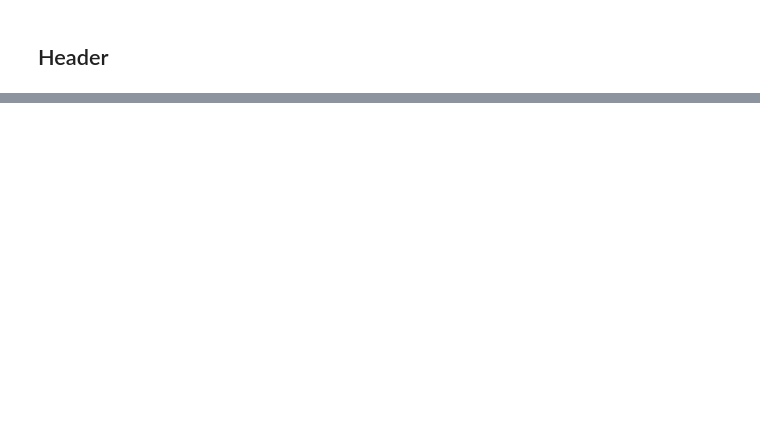
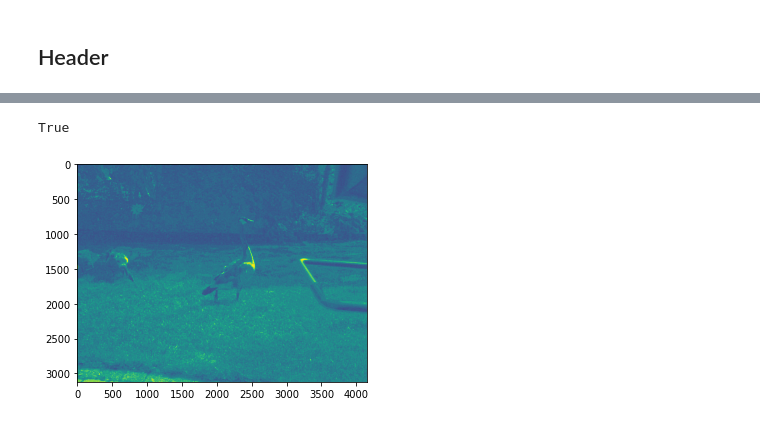
Before and after one commit to saisurbehera/bruh, a Jupyter notebook: Untitled.ipynb, the cells around one changed output, grey strips where cells are left out. Saved outputs shown, nothing was run; the diff lists cells and outputs as text; code cells hidden in the pictures; blank space fills up the shorter version.

```diff
--- a/Untitled.ipynb
+++ b/Untitled.ipynb
@@ -462,0 +629,10 @@ while len(binary_content_temp)>0:
+# %%
+cv2.imwrite("image_array8bit.jpeg",image_array)
+# %% [output]
+True
+# %%
+brighthed_image = image_array*focus["sensorDigitalGain"]
+plt.imshow(brighthed_image)  # Use 'gray' for grayscale images
+plt.show()
+# %% [output]
+[figure, added]
```
Also changed, not shown: parts of 231 cells of this notebook, 21 other files.
